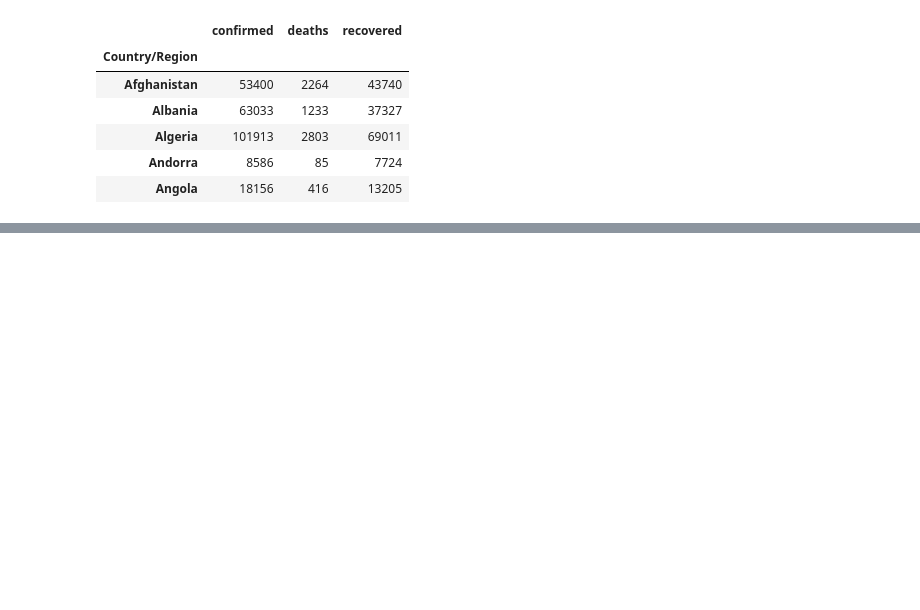
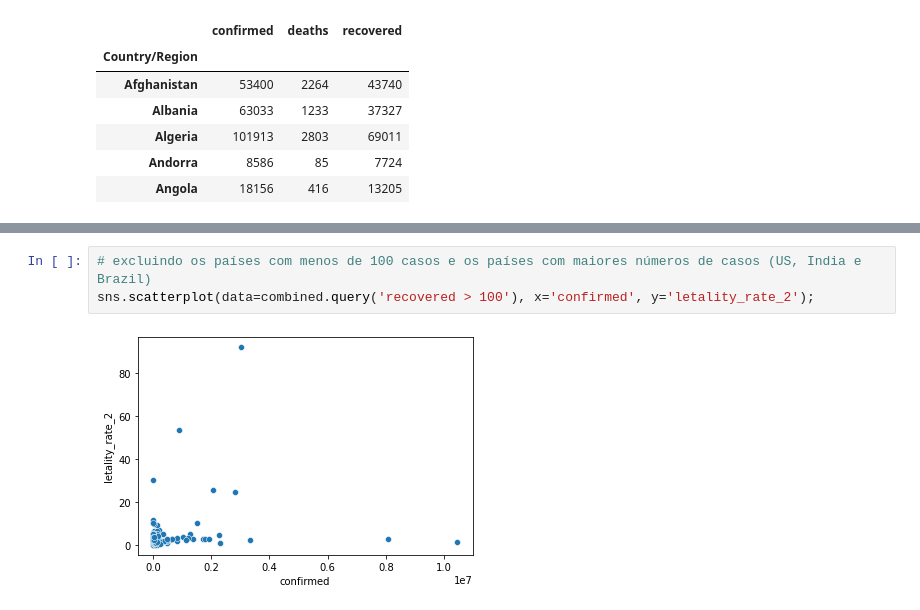
Before and after one commit to Daniel-ASG/Course_Classes, a Jupyter notebook: Data_Science_análises_para_saúde_e_medicina.ipynb, the cells around one changed output, grey strips where cells are left out. Drawn from its saved outputs; the diff is of its cells as text; blank space fills up the shorter version.

```diff
--- a/Data_Science_análises_para_saúde_e_medicina.ipynb
+++ b/Data_Science_análises_para_saúde_e_medicina.ipynb
@@ -340,0 +443,5 @@ combined.head()
+# %%
+# excluindo os países com menos de 100 casos e os países com maiores números de casos (US, India e Brazil)
+sns.scatterplot(data=combined.query('recovered > 100'), x='confirmed', y='letality_rate_2');
+# %% [output]
+[figure, added]
```
Also changed, not shown: parts of 16 cells of this notebook.
